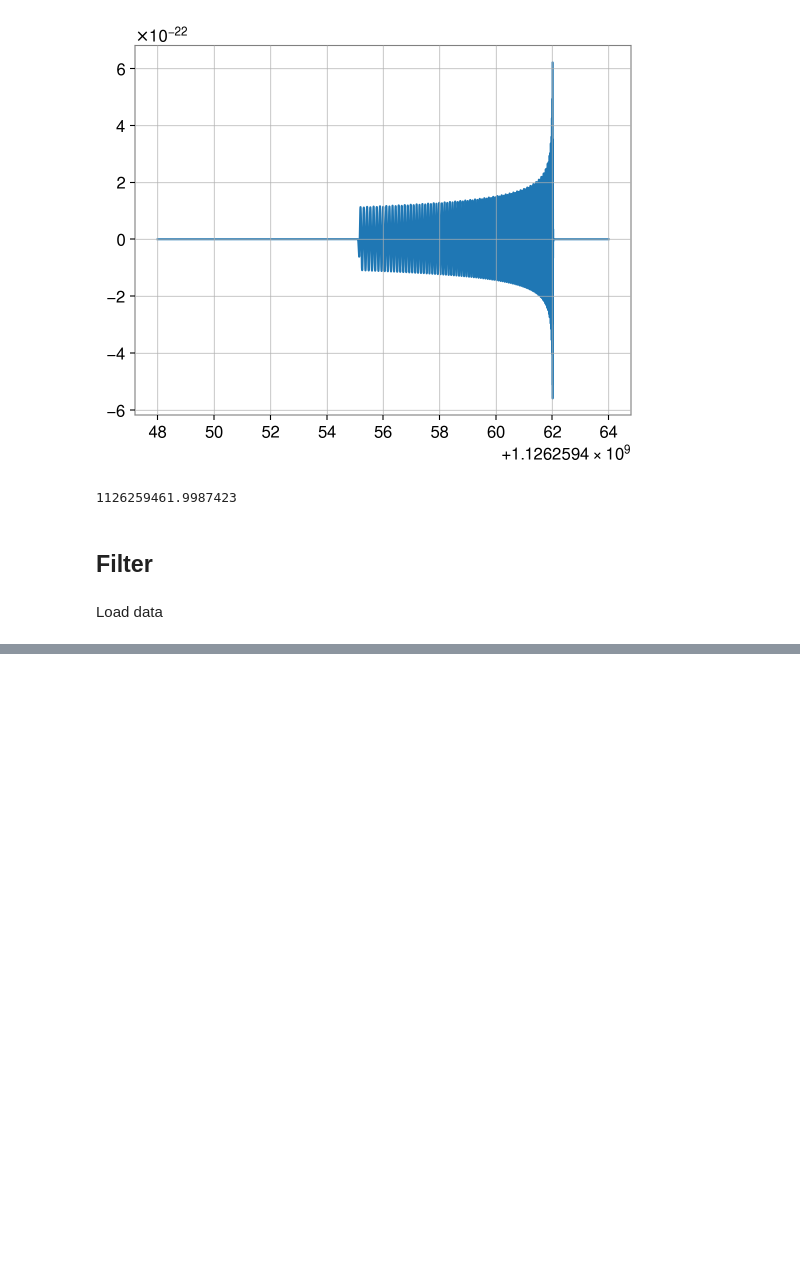
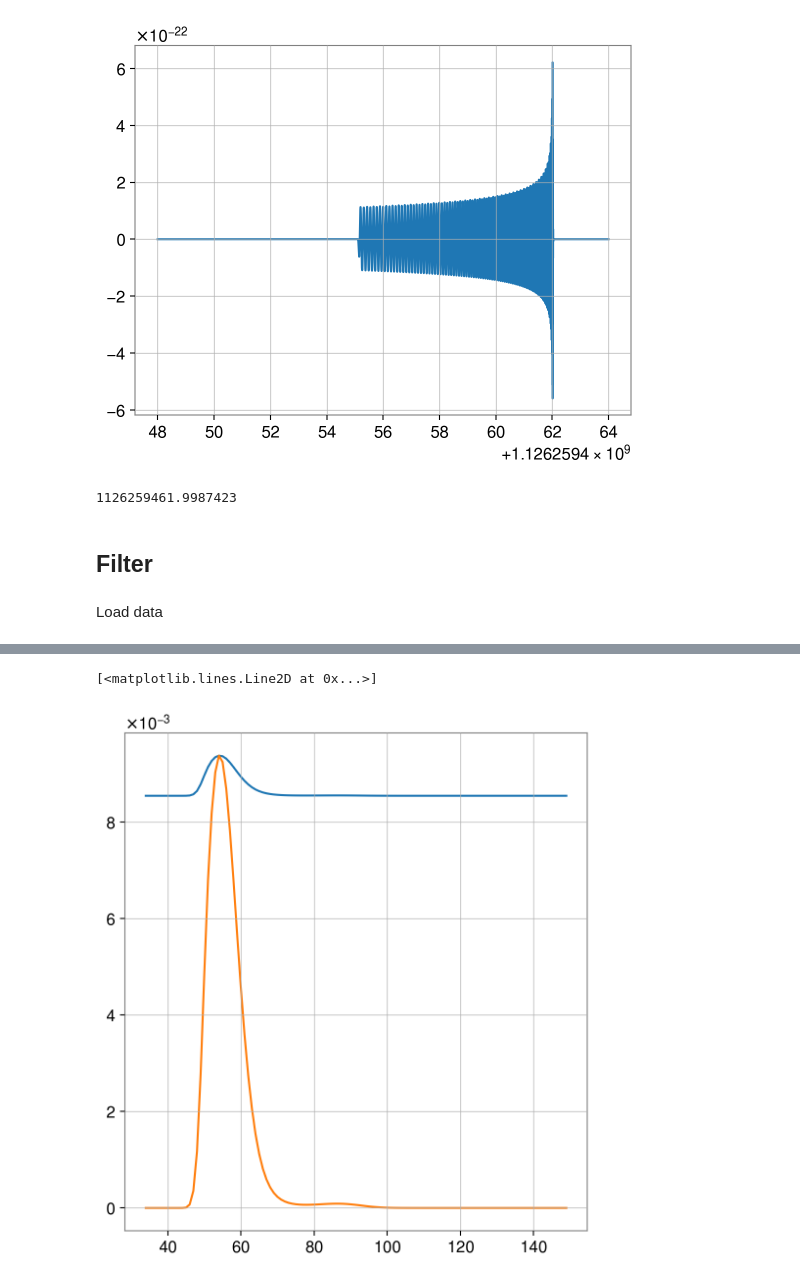
Before and after one commit to Lu-Neil/qnm_filter, a Jupyter notebook: code_demo/Systematics/Systematics MDC.ipynb, the cells around one changed output, grey strips where cells are left out. Drawn from its saved outputs; the diff is of its cells as text; code cells hidden in the pictures; blank space fills up the shorter version.

```diff
--- a/code_demo/Systematics/Systematics MDC.ipynb
+++ b/code_demo/Systematics/Systematics MDC.ipynb
@@ -94,0 +90,2 @@ credible_region = qnm_filter.find_credible_region(likelihood_data)
+# %%
+projected_mass, projected_chi = qnm_filter.project_to_1d(likelihood_data, delta_mass, delta_chi)
@@ -94,0 +141,19 @@ credible_region = qnm_filter.find_credible_region(likelihood_data)
+# %%
+from scipy.special import logsumexp
+evidence = logsumexp(likelihood_data)
+normalized_mass = np.exp(logsumexp(likelihood_data, axis=0) - evidence)
+normalized_chi = np.exp(logsumexp(likelihood_data, axis=1) - evidence)
+# %%
+test_mass = np.exp(normalized_mass)/np.sum(np.exp(normalized_mass))
+test_chi = np.exp(normalized_chi)/np.sum(np.exp(normalized_chi))
+
+test_mass /= delta_mass
+test_chi /= delta_chi
+# %%
+mass_norm = max(test_mass)/max(projected_mass)
+
+pl.plot(massspace, test_mass)
+pl.plot(massspace, mass_norm * projected_mass)
+# %% [output]
+[<matplotlib.lines.Line2D at 0x...>]
+[figure, added]
```
Also changed, not shown: parts of 29 cells of this notebook, 3 other files.
